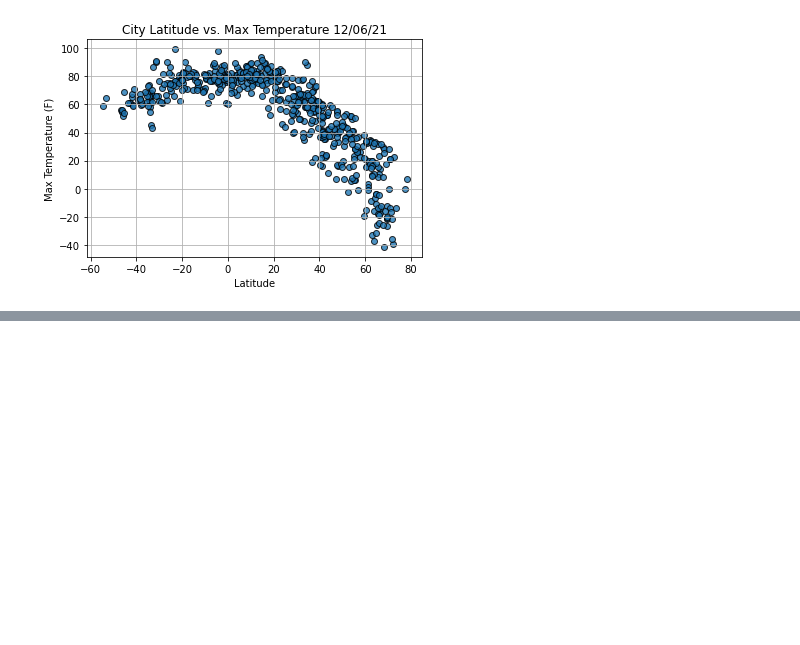
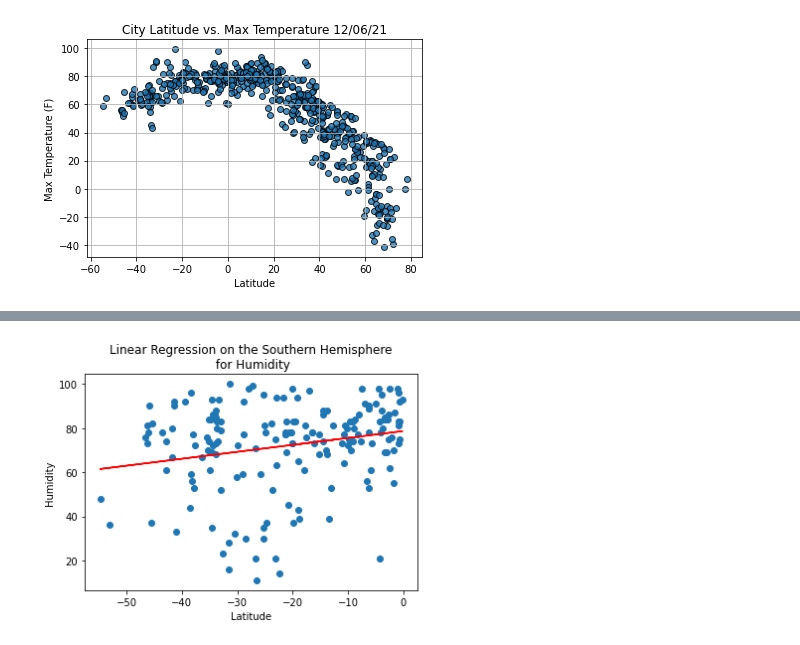
Before and after one commit to julianadvds/World_Weather_Analysis, a Jupyter notebook: weatherpy.ipynb, the cells around one changed output, grey strips where cells are left out. Saved outputs shown, nothing was run; the diff lists cells and outputs as text; code cells hidden in the pictures; blank space fills up the shorter version.

```diff
--- a/weatherpy.ipynb
+++ b/weatherpy.ipynb
@@ -224,0 +285,9 @@ plt.show()
+# %%
+#Linear regression on the max temps
+x_values = southern_hemi_df['Lat']
+y_values = southern_hemi_df['Humidity']
+
+#call the function
+plot_linear_regression(x_values, y_values, "Linear Regression on the Southern Hemisphere\n for Humidity", 'Humidity', (40,20))
+# %% [output]
+[figure, added]
```
Also changed, not shown: parts of 17 cells of this notebook, 1 other file.
